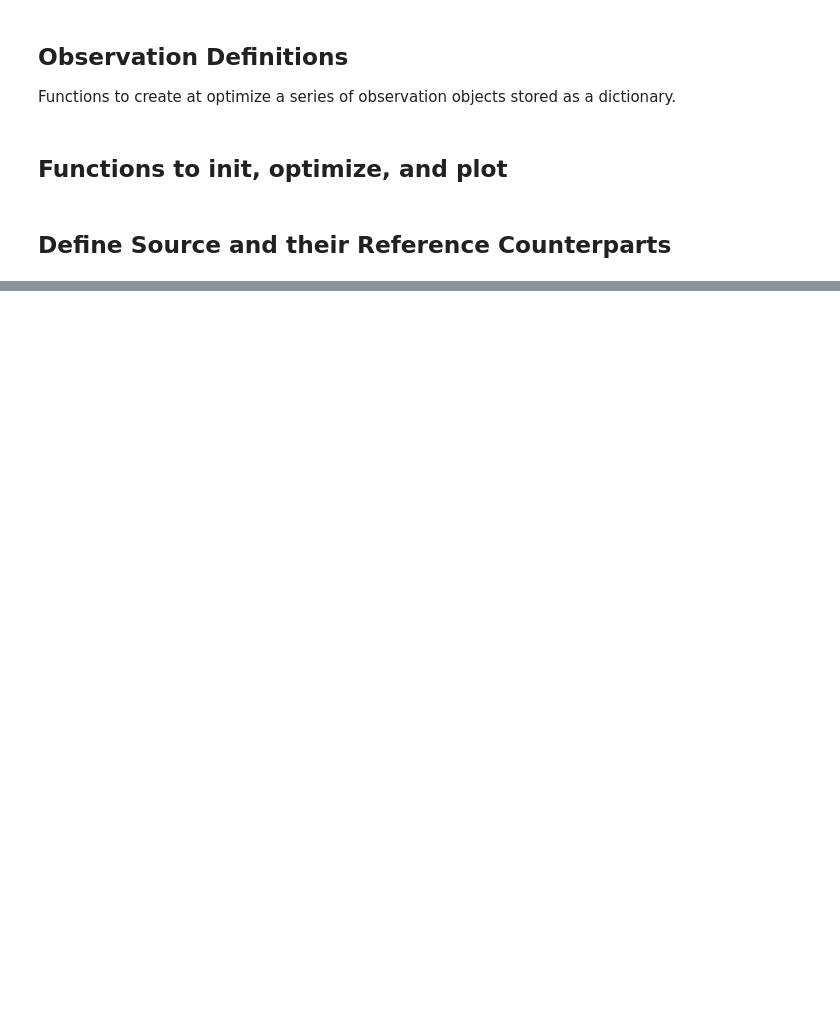
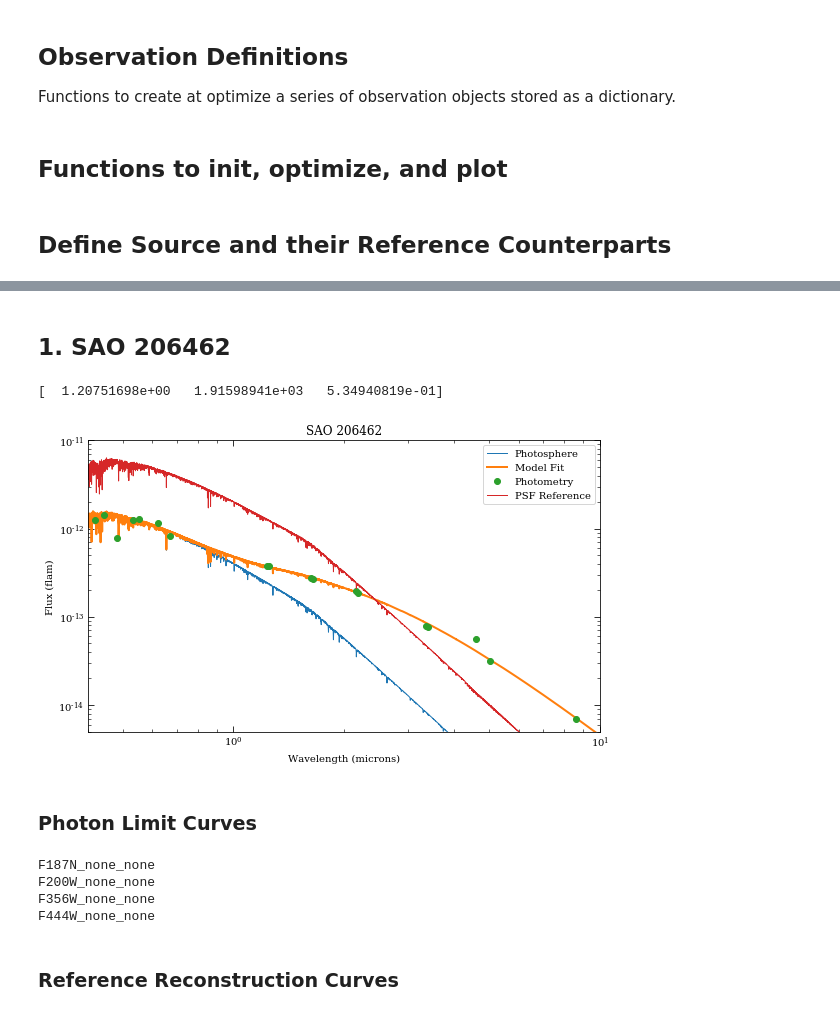
Before and after one commit to JarronL/pynrc, a Jupyter notebook: notebooks/GTO/NRC_GTO_YSO_Imaging.ipynb, the cells around one changed output, grey strips where cells are left out. Cells and saved outputs as stored; diff of their text form; code cells hidden in the pictures; blank space fills up the shorter version.

```diff
--- a/notebooks/GTO/NRC_GTO_YSO_Imaging.ipynb
+++ b/notebooks/GTO/NRC_GTO_YSO_Imaging.ipynb
@@ -426,0 +310,19 @@ fig.savefig(outdir+fname)
+# %%
+#                source,      dist, age, sptype, vmag kmag  W1   W2
+args_sources = [('SAO 206462', 140,  10, 'F8V',  8.7, 5.8, 5.0, 4.0, 'YSOs/SAO206462.vot'),
+                ('TW Hya',      54,  10, 'M0V', 11.0, 7.3, 7.0, 6.9, 'YSOs/TWHya.vot'),
+                ('MWC 758',    150,   5, 'A5V',  8.3, 5.7, 4.6, 3.5, 'YSOs/MWC758.vot'), # Lazareff et al. (2016)
+                ('HL Tau',     140,   1, 'K5V', 15.1, 7.4, 5.2, 3.3, 'YSOs/HLTau.vot')]
+
+# Corresponding reference stars
+#ref_sources =  [('GJ 588', 'M2V', 4.6),
+#                ('GJ 588', 'M2V', 4.6),
+#                ('HR 1889',  'F5III', 5.4),
+#                ('HR 1889',  'F5III', 5.4)]
+
+ref_sources =  [('HD 94771', 'G4V', 5.6),
+                ('HD 94771', 'G4V', 5.6),
+                ('HR 1889',  'F5III', 5.4),
+                ('HR 1889',  'F5III', 5.4)]
+
+outdir = 'YSOs/'
@@ -426,0 +353,29 @@ fig.savefig(outdir+fname)
+# %% [markdown]
+## 1. SAO 206462
+# %%
+i = 0
+
+name_sci, dist_sci, age_sci, spt_sci, vmag_sci, kmag_sci, w1_sci, w2_sci, vot = args_sources[i]
+name_ref, spt_ref, kmag_ref = ref_sources[i]
+
+# Science target and reference star spectra
+sp_ref = pynrc.stellar_spectrum(spt_ref, kmag_ref, 'vegamag', bp_k)
+sp_ref.name = name_ref
+
+robust = True if i>=2 else False
+sp_sci, (fig,ax) = gen_sp_sci(i, robust=robust, return_ax=True)
+
+ax.plot(sp_ref.wave/1e4, sp_ref.flux, lw=1, label='PSF Reference')
+ax.legend()
+ax.set_xlim([0.4,10])
+ax.set_ylim([5e-15,1e-11])
+
+fname = "{}_spectra.pdf".format(name_sci.replace(" ", ""))
+fig.savefig('YSOs/'+fname)
+
+# Disk model information
+# File name, arcsec/pix, dist (pc), wavelength (um), flux units
+args_disk = ('example_disk.fits', 0.007, 140.0, 1.6, 'mJy/arcsec^2')
+# %% [output]
+[  1.20751698e+00   1.91598941e+03   5.34940819e-01]
+[figure, added]
@@ -426,0 +403,18 @@ fig.savefig(outdir+fname)
+# %% [markdown]
+### Photon Limit Curves
+# %%
+nsig = 5
+
+for k in filt_keys:
+    obs_dict[k].sp_ref = sp_sci
+
+wfe_list = [0]
+
+curves_photon = do_contrast(wfe_list, filt_keys, nsig=nsig, opt_diff=True)
+# %% [output]
+F187N_none_none
+F200W_none_none
+F356W_none_none
+F444W_none_none
+# %% [markdown]
+### Reference Reconstruction Curves
```
Also changed, not shown: parts of 64 cells of this notebook, 25 other files.
